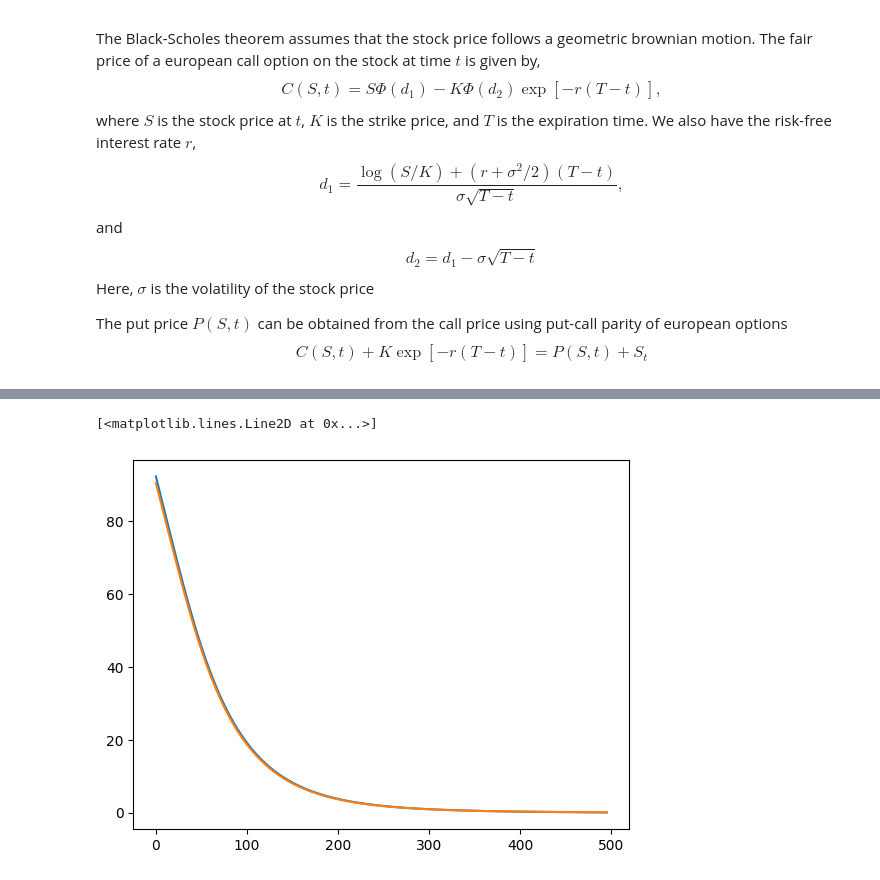
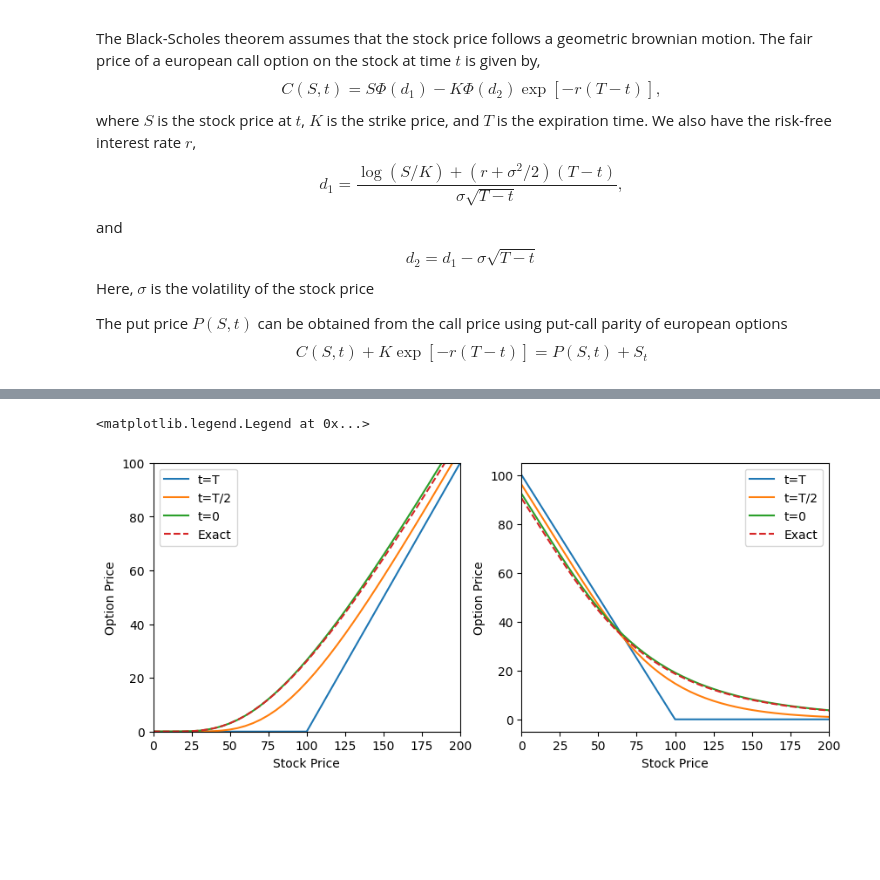
Before and after one commit to SMJose/Black-Scholes_Option_price_finite_difference, a Jupyter notebook: Black-Scholes.ipynb, the cells around one changed output, grey strips where cells are left out. Saved outputs shown, nothing was run; the diff lists cells and outputs as text; code cells hidden in the pictures; blank space fills up the shorter version.

```diff
--- a/Black-Scholes.ipynb
+++ b/Black-Scholes.ipynb
@@ -286,7 +228,28 @@ plt.show()
-# %%
-Price_grid_exc = OptionPriceAnalytical("Put",100,sigma,r,c,S_grid,T,0)
-plt.plot(S_grid,Price_grid[n3], label="t=0")
-plt.plot(S_grid,Price_grid_exc, label="t=T")
-# %% [output]
-[<matplotlib.lines.Line2D at 0x...>]
-[figure, removed]
+# %%
+# Exact prices at t=0 from formula
+Price_grid_exc_put = OptionPriceAnalytical("Put",100,sigma,r,c,S_grid,T,0)
+Price_grid_exc_call = OptionPriceAnalytical("Call",100,sigma,r,c,S_grid,T,0)
+
+fig, ax = plt.subplots(1,2, figsize=(10, 4))
+
+ax[0].plot(S_grid,Price_grid_call[n1], label="t=T")
+ax[0].plot(S_grid,Price_grid_call[n2], label="t=T/2")
+ax[0].plot(S_grid,Price_grid_call[n3], label="t=0")
+ax[0].plot(S_grid,Price_grid_exc_call, '--', label="Exact")
+ax[0].set_xlim(0,200)
+ax[0].set_ylim(0,100)
+ax[0].set_xlabel("Stock Price")
+ax[0].set_ylabel("Option Price")
+ax[0].legend()
+
+ax[1].plot(S_grid,Price_grid_put[n1], label="t=T")
+ax[1].plot(S_grid,Price_grid_put[n2], label="t=T/2")
+ax[1].plot(S_grid,Price_grid_put[n3], label="t=0")
+ax[1].plot(S_grid,Price_grid_exc_put, '--', label="Exact")
+ax[1].set_xlim(0,200)
+ax[1].set_xlabel("Stock Price")
+ax[1].set_ylabel("Option Price")
+ax[1].legend()
+# %% [output]
+<matplotlib.legend.Legend at 0x...>
+[figure, added]
```
Also changed, not shown: parts of 3 cells of this notebook.
